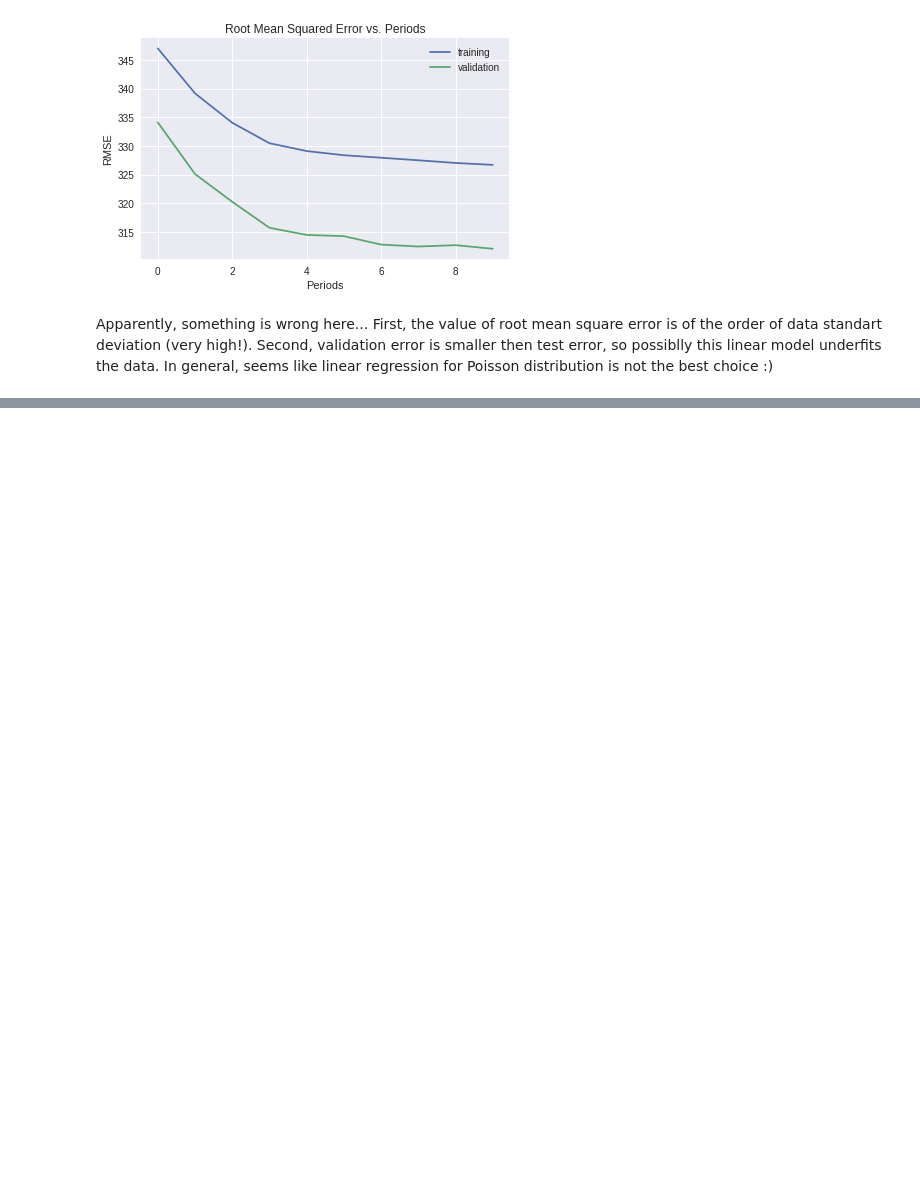
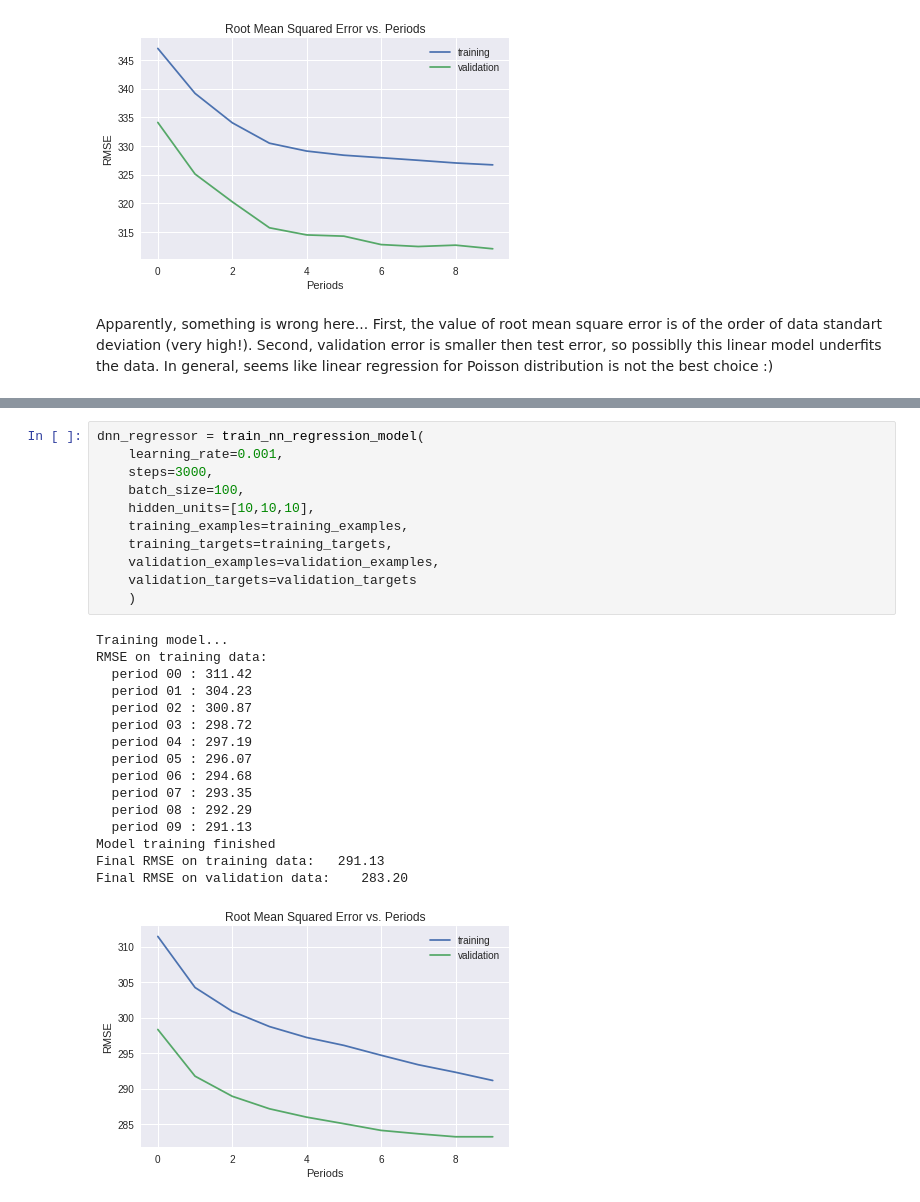
Before and after one commit to YuliyaKar/mtasubway-project, a Jupyter notebook: linear_model_with_tf.ipynb, the cells around one changed output, grey strips where cells are left out. Saved outputs shown, nothing was run; the diff lists cells and outputs as text; blank space fills up the shorter version.

Commit message:
Train dnn regressor

```diff
--- a/linear_model_with_tf.ipynb
+++ b/linear_model_with_tf.ipynb
@@ -388,0 +496,28 @@ Apparently, something is wrong here... First, the value of root mean square erro
+# %%
+dnn_regressor = train_nn_regression_model(
+    learning_rate=0.001,
+    steps=3000,
+    batch_size=100,
+    hidden_units=[10,10,10],
+    training_examples=training_examples,
+    training_targets=training_targets,
+    validation_examples=validation_examples,
+    validation_targets=validation_targets
+    )
+# %% [output]
+Training model...
+RMSE on training data:
+  period 00 : 311.42
+  period 01 : 304.23
+  period 02 : 300.87
+  period 03 : 298.72
+  period 04 : 297.19
+  period 05 : 296.07
+  period 06 : 294.68
+  period 07 : 293.35
+  period 08 : 292.29
+  period 09 : 291.13
+Model training finished
+Final RMSE on training data:   291.13
+Final RMSE on validation data:    283.20
+[figure, added]
```
Also changed, not shown: parts of 2 cells of this notebook.
